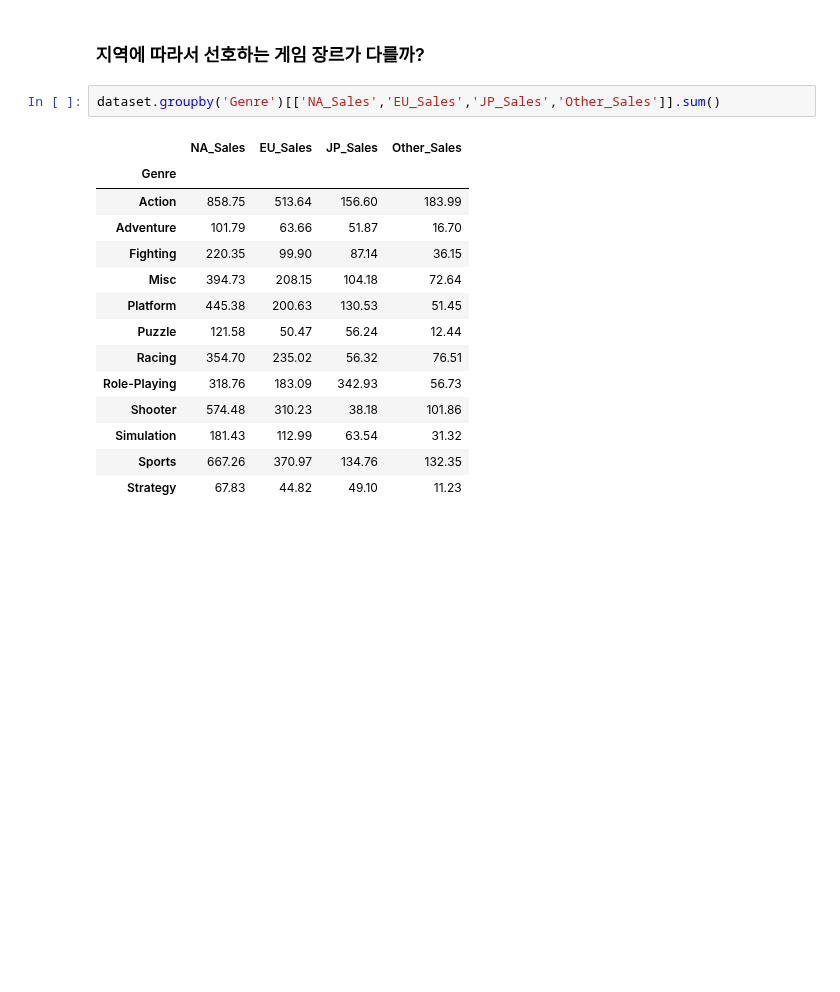
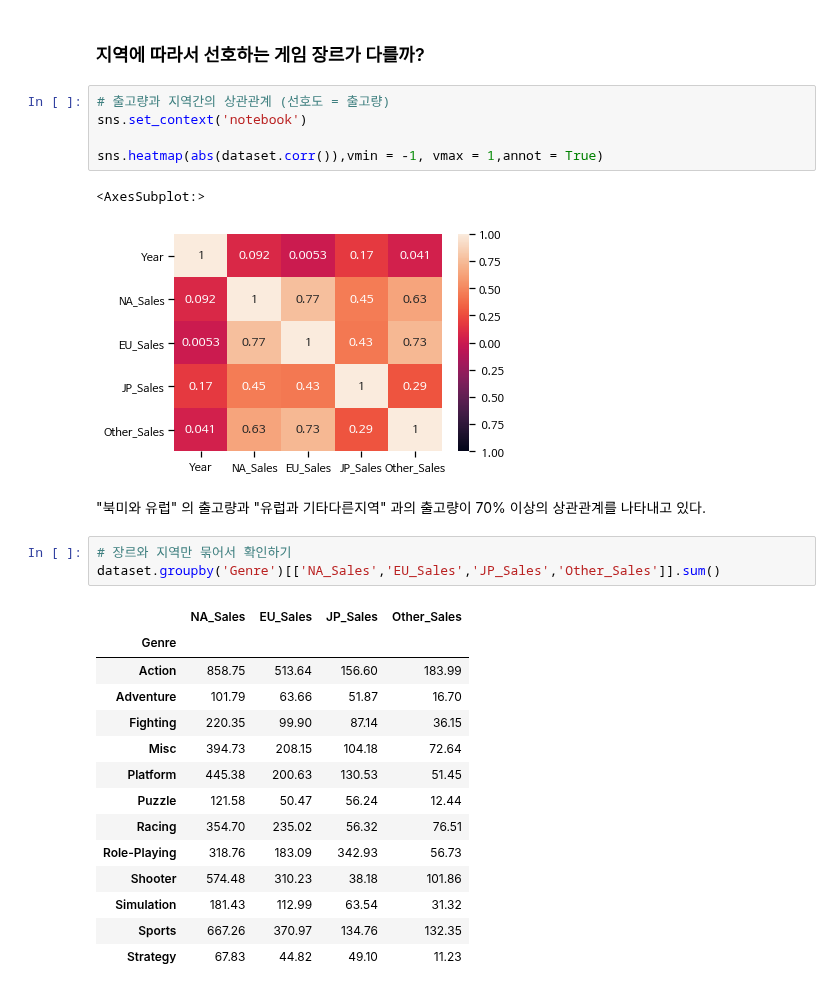
Before and after one commit to ljs7463/AnalysisProject, a Jupyter notebook: Gameanalysis.ipynb, the cells around one changed output. Drawn from its saved outputs; the diff is of its cells as text; blank space fills up the shorter version.

```diff
--- a/Gameanalysis.ipynb
+++ b/Gameanalysis.ipynb
@@ -684,7 +687,18 @@ Megadata_EU.sort_values('EU_Sales',ascending=False)
 ## EDA
 # %% [markdown]
 ### 지역에 따라서 선호하는 게임 장르가 다를까?
+# %%
+# 출고량과 지역간의 상관관계 (선호도 = 출고량)
+sns.set_context('notebook')
+
+sns.heatmap(abs(dataset.corr()),vmin = -1, vmax = 1,annot = True)
+# %% [output]
+<AxesSubplot:>
+[figure, added]
+# %% [markdown]
+"북미와 유럽" 의 출고량과 "유럽과 기타다른지역" 과의 출고량이 70% 이상의 상관관계를 나타내고 있다.
 # %%
+# 장르와 지역만 묶어서 확인하기
 dataset.groupby('Genre')[['NA_Sales','EU_Sales','JP_Sales','Other_Sales']].sum()
 # %% [output]
 |  | NA_Sales | EU_Sales | JP_Sales | Other_Sales |
```
Also changed, not shown: parts of 26 cells of this notebook.
